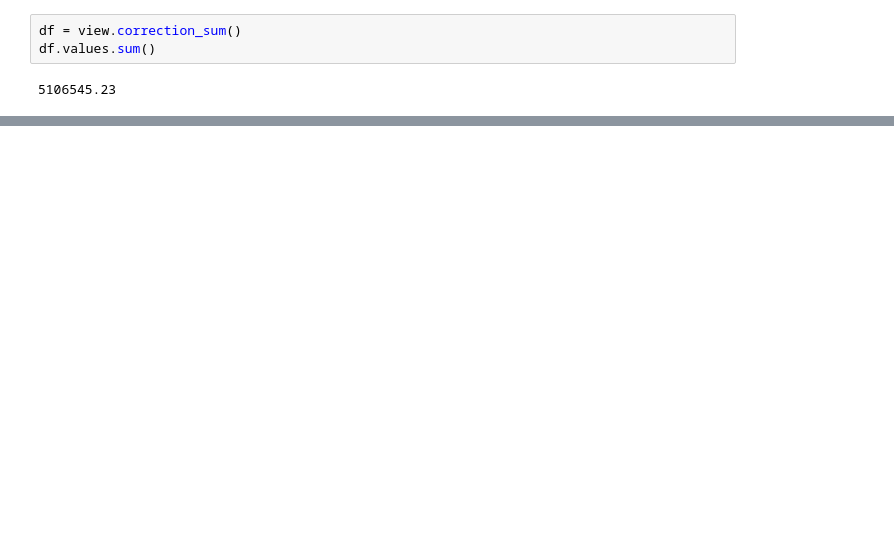
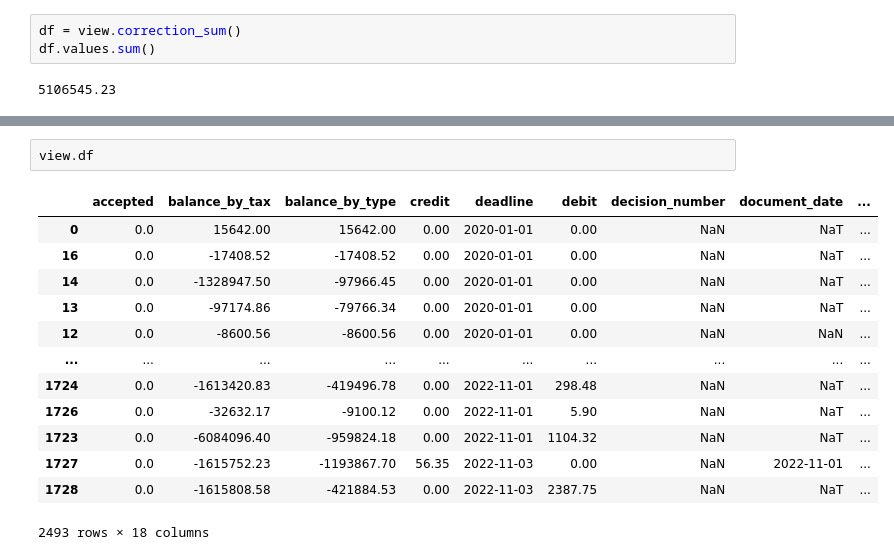
Before and after one commit to mxxlovescode/balanceTax, a Jupyter notebook: TaxBalance/mining.ipynb, the cells around one changed output, grey strips where cells are left out. Saved outputs shown, nothing was run; the diff lists cells and outputs as text; blank space fills up the shorter version.

```diff
--- a/TaxBalance/mining.ipynb
+++ b/TaxBalance/mining.ipynb
@@ -96,0 +124,16 @@ df[mask][view.COLUMNS_READABLE].credit.sum()
+# %%
+view.df
+# %% [output]
+|  | accepted | balance_by_tax | balance_by_type | credit | deadline | debit | decision_number | document_date | ... |
+| 0 | 0.0 | 15642.00 | 15642.00 | 0.00 | 2020-01-01 | 0.00 | NaN | NaT | ... |
+| 16 | 0.0 | -17408.52 | -17408.52 | 0.00 | 2020-01-01 | 0.00 | NaN | NaT | ... |
+| 14 | 0.0 | -1328947.50 | -97966.45 | 0.00 | 2020-01-01 | 0.00 | NaN | NaT | ... |
+| 13 | 0.0 | -97174.86 | -79766.34 | 0.00 | 2020-01-01 | 0.00 | NaN | NaT | ... |
+| 12 | 0.0 | -8600.56 | -8600.56 | 0.00 | 2020-01-01 | 0.00 | NaN | NaN | ... |
+| ... | ... | ... | ... | ... | ... | ... | ... | ... | ... |
+| 1724 | 0.0 | -1613420.83 | -419496.78 | 0.00 | 2022-11-01 | 298.48 | NaN | NaT | ... |
+| 1726 | 0.0 | -32632.17 | -9100.12 | 0.00 | 2022-11-01 | 5.90 | NaN | NaT | ... |
+| 1723 | 0.0 | -6084096.40 | -959824.18 | 0.00 | 2022-11-01 | 1104.32 | NaN | NaT | ... |
+| 1727 | 0.0 | -1615752.23 | -1193867.70 | 56.35 | 2022-11-03 | 0.00 | NaN | 2022-11-01 | ... |
+| 1728 | 0.0 | -1615808.58 | -421884.53 | 0.00 | 2022-11-03 | 2387.75 | NaN | NaT | ... |
+2493 rows × 18 columns
```
Also changed, not shown: parts of 7 cells of this notebook, 2 other files.
